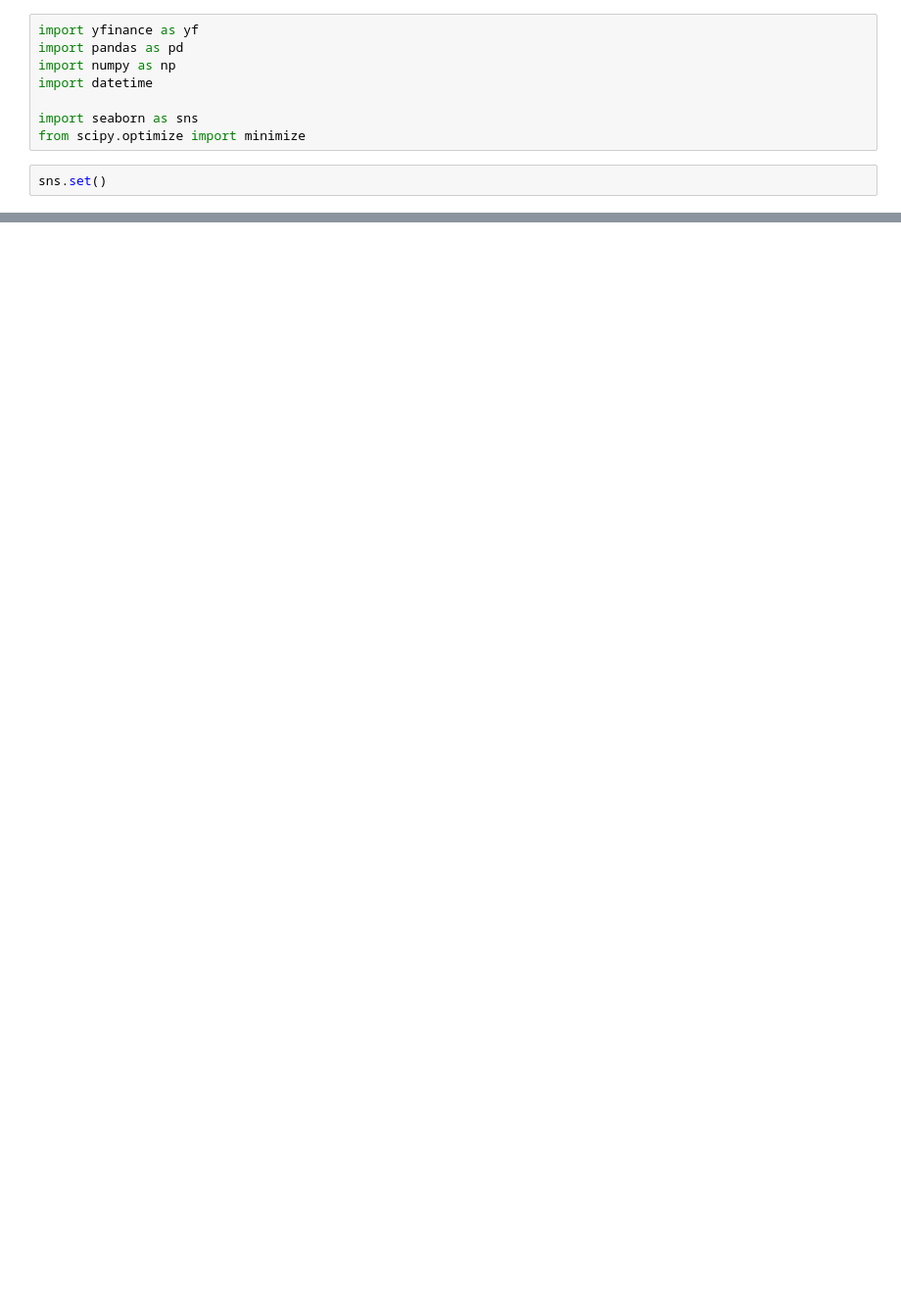
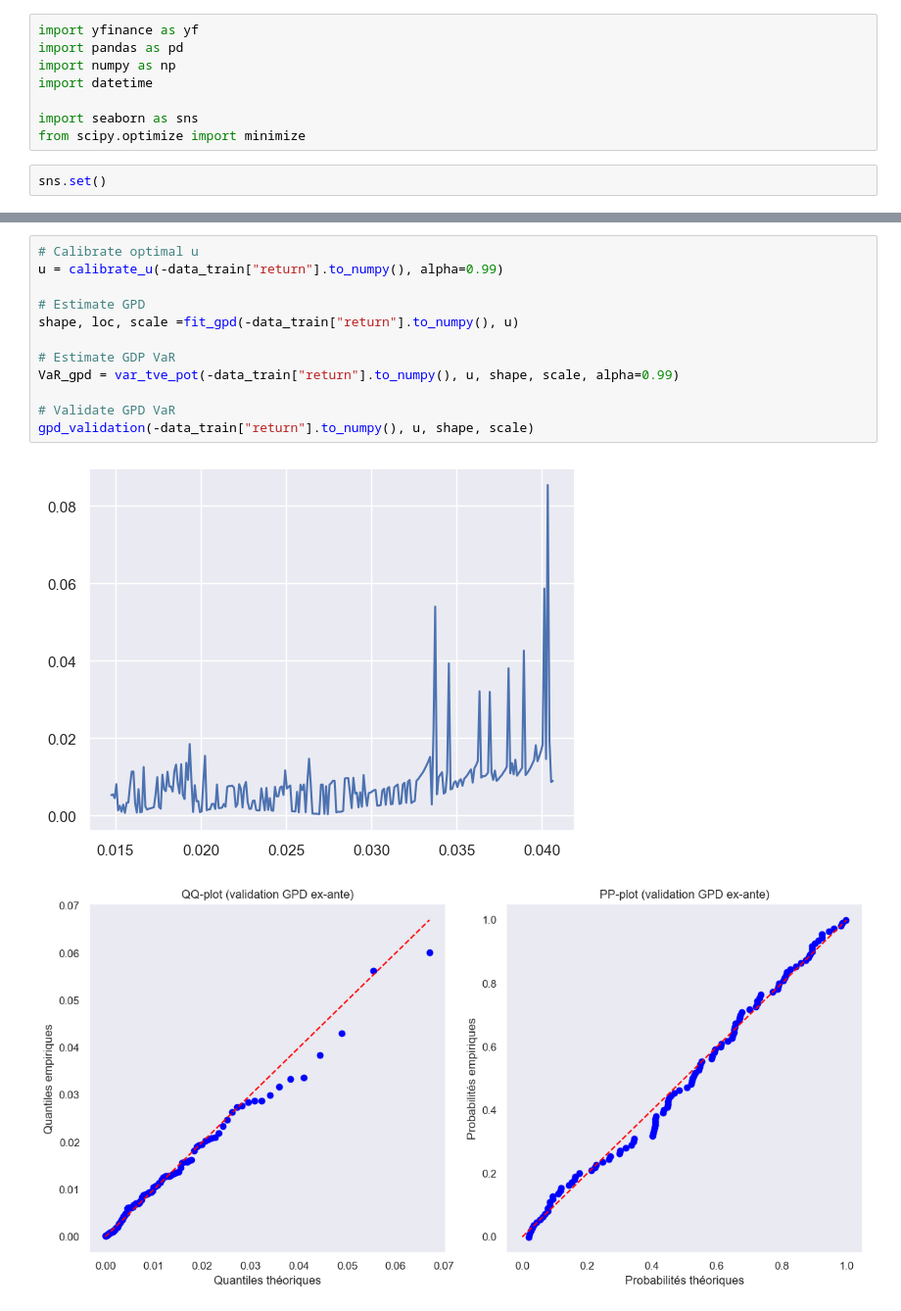
Before and after one commit to usenameFD/Asset-management, a Jupyter notebook: VaR/var.ipynb, the cells around one changed output, grey strips where cells are left out. Shown at 98% size. Cells and saved outputs as stored; diff of their text form; blank space fills up the shorter version.

```diff
--- a/VaR/var.ipynb
+++ b/VaR/var.ipynb
@@ -47,0 +227,15 @@ result
+# %%
+# Calibrate optimal u
+u = calibrate_u(-data_train["return"].to_numpy(), alpha=0.99)
+
+# Estimate GPD
+shape, loc, scale =fit_gpd(-data_train["return"].to_numpy(), u)
+
+# Estimate GDP VaR
+VaR_gpd = var_tve_pot(-data_train["return"].to_numpy(), u, shape, scale, alpha=0.99)
+
+# Validate GPD VaR
+gpd_validation(-data_train["return"].to_numpy(), u, shape, scale)
+# %% [output]
+[figure, added]
+[figure, added]
```
Also changed, not shown: parts of 9 cells of this notebook, 3 other files.
